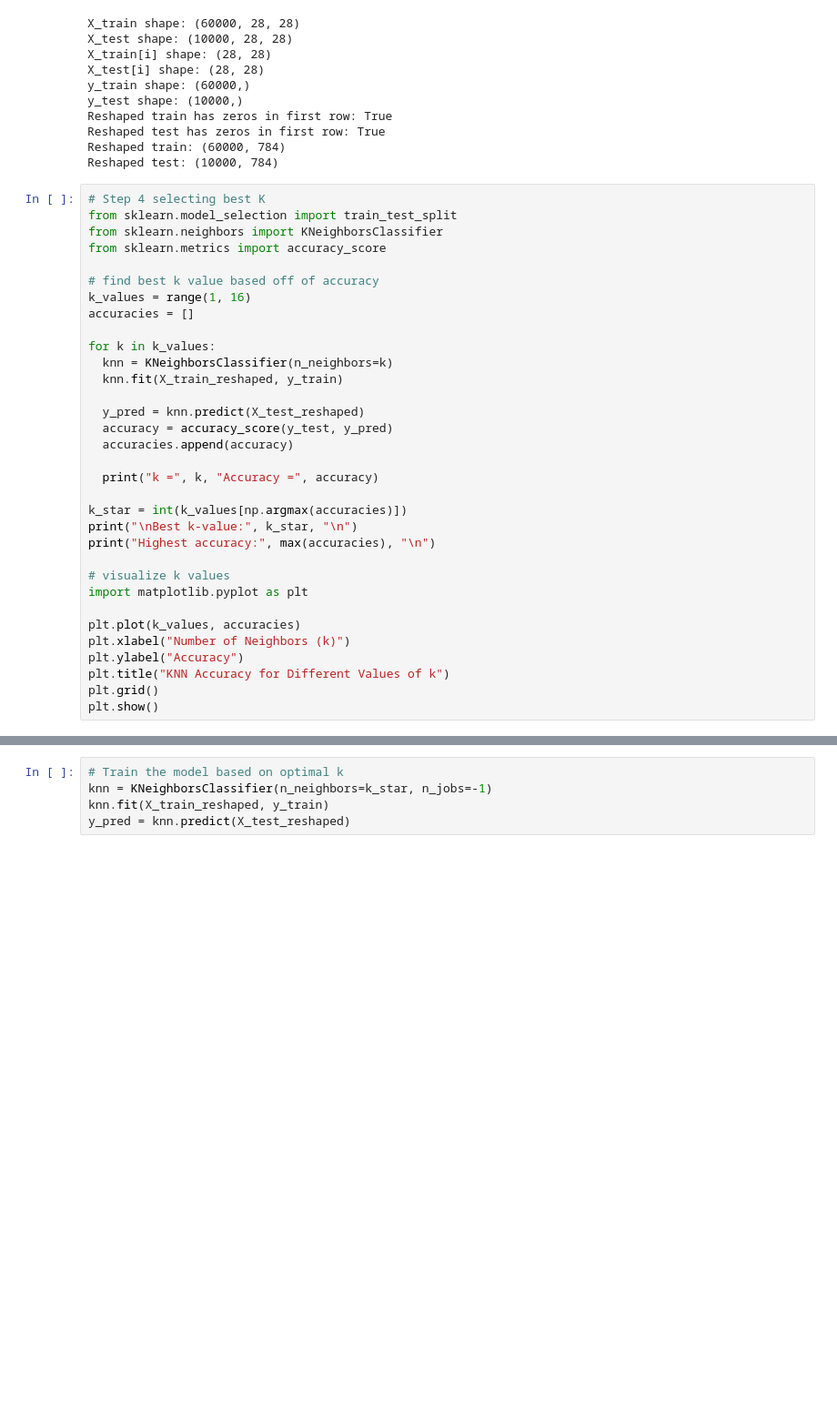
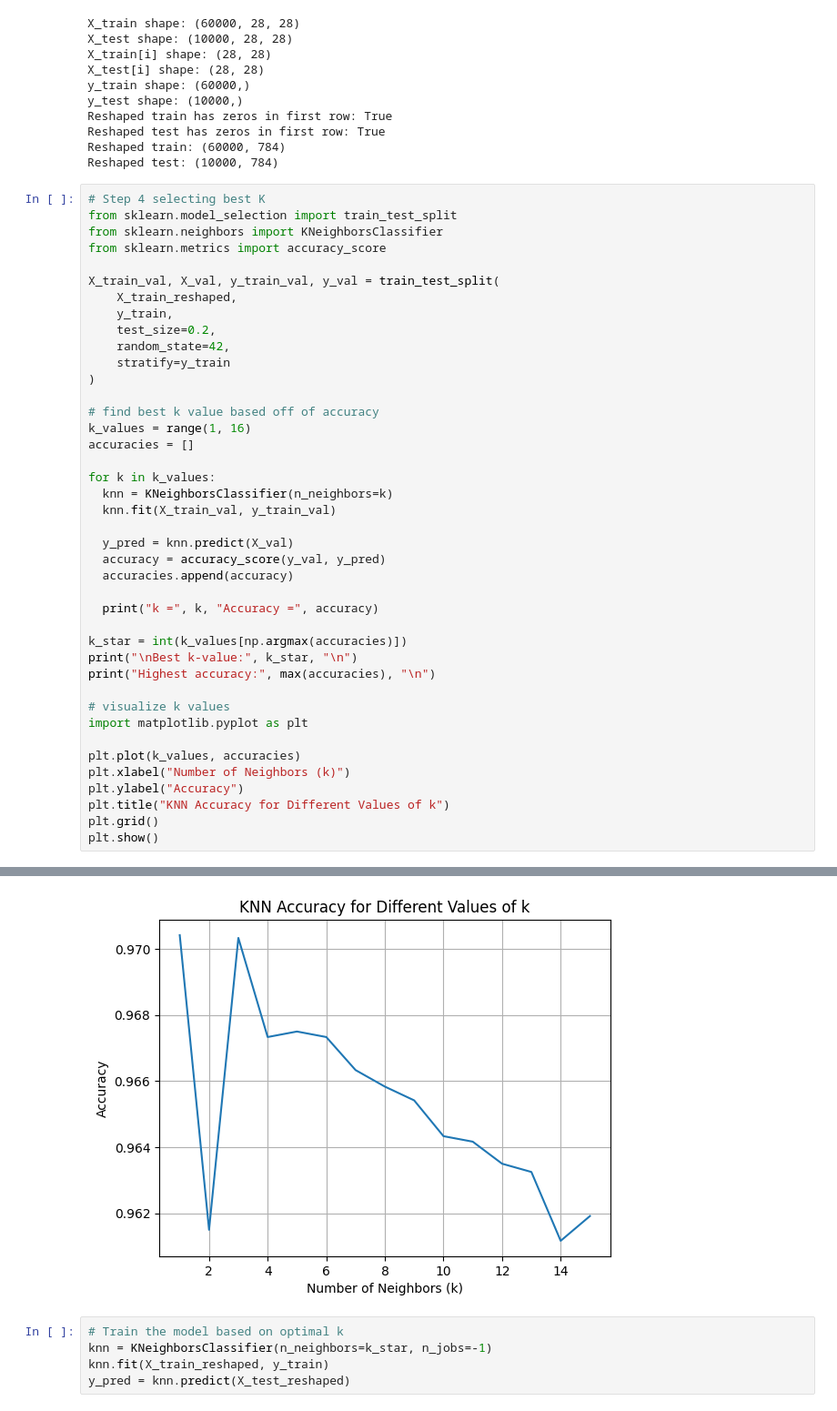
Before and after one commit to sissi0907/L01-cv, a Jupyter notebook: notebook.ipynb, the cells around one changed output, grey strips where cells are left out. Shown at 91% size. Cells and saved outputs as stored; diff of their text form; blank space fills up the shorter version.

```diff
--- a/notebook.ipynb
+++ b/notebook.ipynb
@@ -195,6 +195,14 @@ Reshaped test: (10000, 784)
 from sklearn.model_selection import train_test_split
 from sklearn.neighbors import KNeighborsClassifier
 from sklearn.metrics import accuracy_score
+
+X_train_val, X_val, y_train_val, y_val = train_test_split(
+    X_train_reshaped,
+    y_train,
+    test_size=0.2,
+    random_state=42,
+    stratify=y_train
+)
 
 # find best k value based off of accuracy
 k_values = range(1, 16)
@@ -202,10 +210,10 @@ accuracies = []
 
 for k in k_values:
   knn = KNeighborsClassifier(n_neighbors=k)
-  knn.fit(X_train_reshaped, y_train)
+  knn.fit(X_train_val, y_train_val)
 
-  y_pred = knn.predict(X_test_reshaped)
-  accuracy = accuracy_score(y_test, y_pred)
+  y_pred = knn.predict(X_val)
+  accuracy = accuracy_score(y_val, y_pred)
   accuracies.append(accuracy)
 
   print("k =", k, "Accuracy =", accuracy)
@@ -228,3 +254,4 @@ KeyboardInterrupt:
+[figure, added]
 # %%
 # Train the model based on optimal k
 knn = KNeighborsClassifier(n_neighbors=k_star, n_jobs=-1)
```
Also changed, not shown: parts of 3 cells of this notebook.
